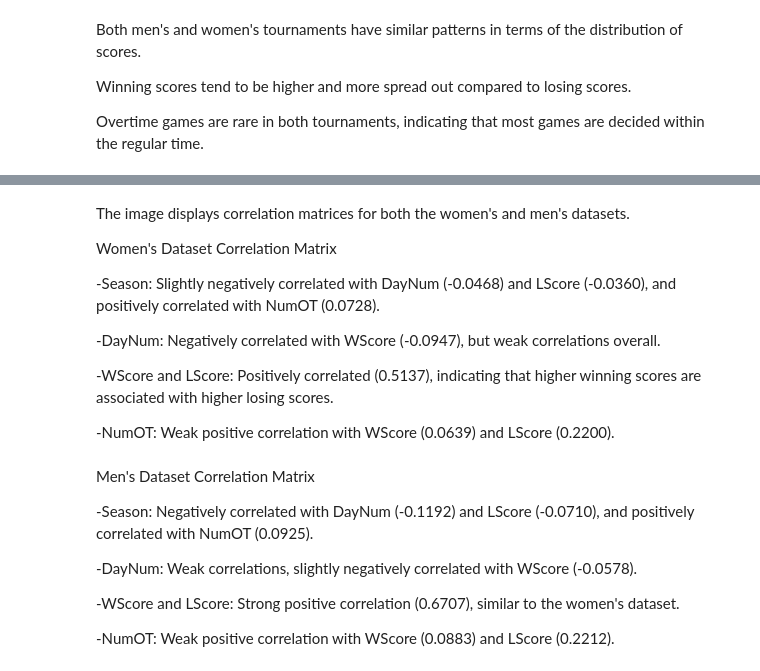
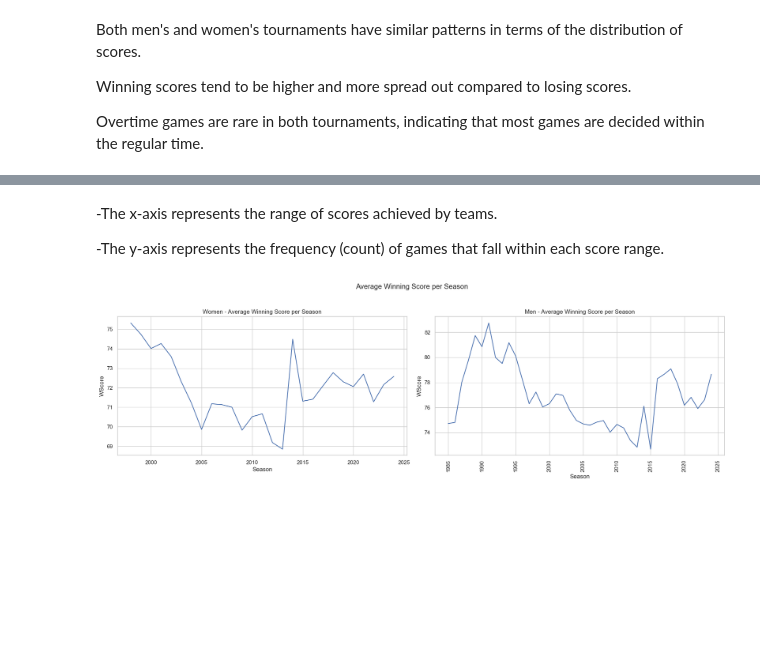
Before and after one commit to Shubhampalav017/Basketball_Bracket_Forecasting_2024, a Jupyter notebook: notebook/EDA.ipynb, the cells around one changed output, grey strips where cells are left out. Drawn from its saved outputs; the diff is of its cells as text; code cells hidden in the pictures; blank space fills up the shorter version.

```diff
--- a/notebook/EDA.ipynb
+++ b/notebook/EDA.ipynb
@@ -444,22 +425,21 @@ plt.tight_layout(rect=[0, 0.03, 1, 0.95])
-# %% [markdown]
-The image displays correlation matrices for both the women's and men's datasets.
-
-Women's Dataset Correlation Matrix
-
--Season: Slightly negatively correlated with DayNum (-0.0468) and LScore (-0.0360), and positively correlated with NumOT (0.0728).
-
--DayNum: Negatively correlated with WScore (-0.0947), but weak correlations overall.
-
--WScore and LScore: Positively correlated (0.5137), indicating that higher winning scores are associated with higher losing scores.
-
--NumOT: Weak positive correlation with WScore (0.0639) and LScore (0.2200).
-# %% [markdown]
-Men's Dataset Correlation Matrix
-
--Season: Negatively correlated with DayNum (-0.1192) and LScore (-0.0710), and positively correlated with NumOT (0.0925).
-
--DayNum: Weak correlations, slightly negatively correlated with WScore (-0.0578).
-
--WScore and LScore: Strong positive correlation (0.6707), similar to the women's dataset.
-
--NumOT: Weak positive correlation with WScore (0.0883) and LScore (0.2212).
+# %% [markdown]
+-The x-axis represents the range of scores achieved by teams.
+
+-The y-axis represents the frequency (count) of games that fall within each score range.
+# %%
+# Trends over seasons - Average Winning Score per Season
+womens_trend = WRegularSeasonCompactResults.groupby('Season')['WScore'].mean().reset_index()
+mens_trend = MRegularSeasonCompactResults.groupby('Season')['WScore'].mean().reset_index()
+
+# Plotting trends over seasons
+fig, axes = plt.subplots(1, 2, figsize=(18, 6))
+fig.suptitle('Average Winning Score per Season')
+
+sns.lineplot(data=womens_trend, x='Season', y='WScore', ax=axes[0]).set_title('Women - Average Winning Score per Season')
+sns.lineplot(data=mens_trend, x='Season', y='WScore', ax=axes[1]).set_title('Men - Average Winning Score per Season')
+
+plt.xticks(rotation=90)
+plt.tight_layout(rect=[0, 0.03, 1, 0.95])
+plt.show()
+# %% [output]
+[figure, added]
```
Also changed, not shown: parts of 12 cells of this notebook.
